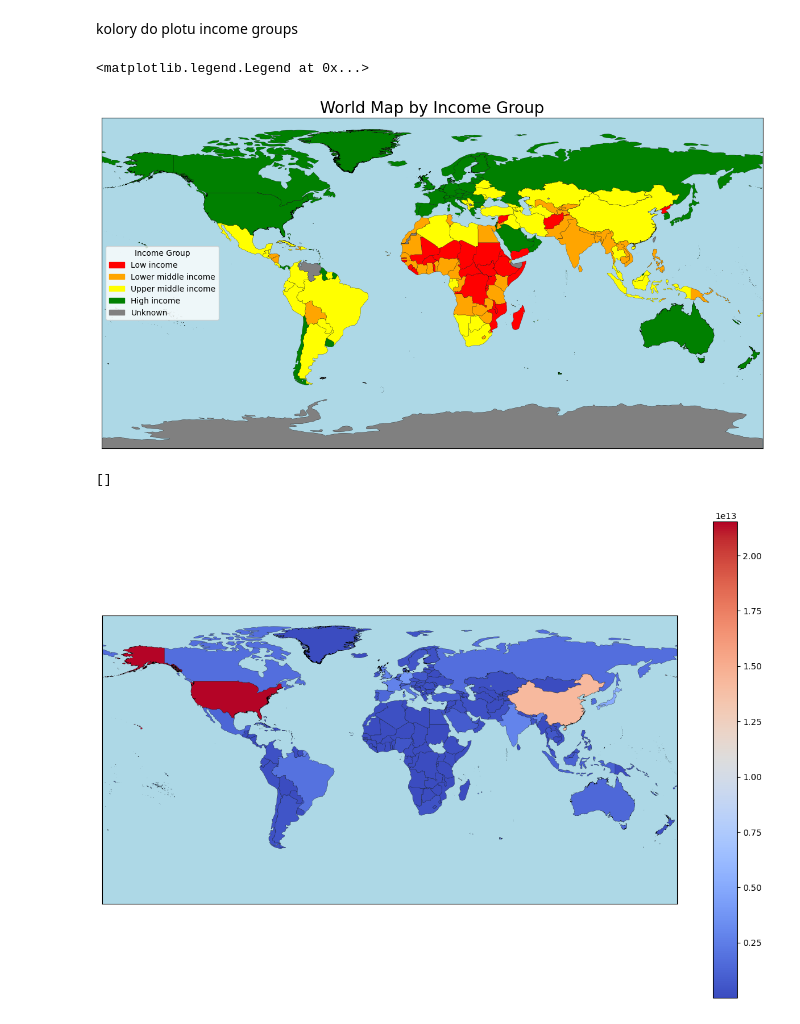
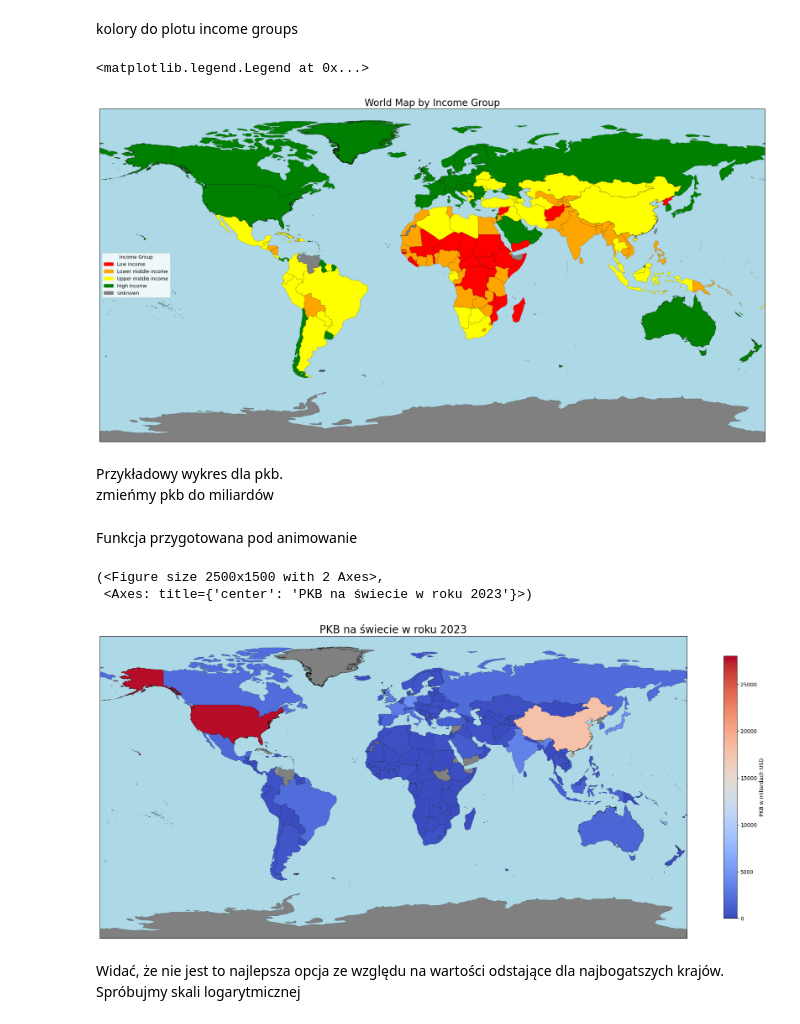
Before and after one commit to coalbush03/GDP-python-analysis, a Jupyter notebook: projekt.ipynb, the cells around one changed output. Cells and saved outputs as stored; diff of their text form; code cells hidden in the pictures.

Commit message:
animacje i wykresy

```diff
--- a/projekt.ipynb
+++ b/projekt.ipynb
@@ -116,5 +127,5 @@ data['color'] = data['IncomeGroup'].map(legend_colors)
 # %%
-fig, ax = plt.subplots(1, 1, figsize=(15, 10))
+fig, ax = plt.subplots(1, 1, figsize=(25, 15))
 data.plot(ax=ax, color=data['color'], edgecolor='black', linewidth=0.2)
 ax.set_facecolor('lightblue')
 ax.set_title('World Map by Income Group', fontsize=20)
@@ -128,16 +139,54 @@ handles = [mpatches.Patch(color=color, label=group) for group, color in legend_c
 ax.legend(handles=handles, title='Income Group', loc='center left')
 # %% [output]
 <matplotlib.legend.Legend at 0x...>
-[figure, old version]
+[figure, new version]
+# %% [markdown]
+Przykładowy wykres dla pkb.<br>
+zmieńmy pkb do miliardów
+# %%
+for col in data.columns[3:-3]:
+    data[col] = data[col].fillna(0)
+    data[col] = data[col] / 1e9  #do miliardów
+for col in data_pc.columns[3:-3]:
+    data_pc[col] = data_pc[col].fillna(0)
+# %% [markdown]
+Funkcja przygotowana pod animowanie
+# %%
+def plot_gdp_map(data_source, year='2023',scale="normal"):
+  fig, ax = plt.subplots(1, 1, figsize=(25, 15))
+
+  data_source[data_source[year] == 0].plot(ax=ax, color='grey', edgecolor='black', linewidth=0.2)
+  if scale=='log':
+    title = 'PKB na świecie w roku ' + year + ' (skala logarytmiczna)'
+    data_source[data_source[year] != 0].plot(ax=ax, column=year, edgecolor='black', cmap='coolwarm', linewidth=0.2, legend=True,norm=plt.Normalize(vmin=0, vmax=10), legend_kwds={'label': "PKB w skali log10(miliardów USD)",
+                                                                                                                                                                                  'shrink':0.6})
+  if scale=='pc':
+    title = 'PKB per capita na świecie w roku ' + year
+    data_source[data_source[year] != 0].plot(ax=ax, column=year, edgecolor='black', cmap='coolwarm', linewidth=0.2, legend=True,norm=plt.Normalize(vmin=0, vmax=85000), legend_kwds={'label': "PKB per capita w USD",
+                                                                                                                                                                                  'shrink':0.6})
+  if scale=='pc_log':
+    title = 'PKB per capita na świecie w roku ' + year + ' (skala logarytmiczna)'
+    data_source[data_source[year] != 0].plot(ax=ax, column=year, edgecolor='black', cmap='coolwarm', linewidth=0.2, legend=True,norm=plt.Normalize(vmin=0, vmax=11), legend_kwds={'label': "PKB per capita w USD",
+                                                                                                                                                                                  'shrink':0.6})
+  if scale=='normal':
+    title = 'PKB na świecie w roku ' + year
+    data_source[data_source[year] != 0].plot(ax=ax, column=year, edgecolor='black', cmap='coolwarm', linewidth=0.2, legend=True,norm=plt.Normalize(vmin=0, vmax=28000), legend_kwds={'label': "PKB w miliardach USD",'shrink':0.6})
+
+
+  ax.set_facecolor('lightblue')
+  ax.set_xlim([-180, 180])
+  ax.set_ylim([-90, 90])
+  ax.set_xticks([])
+  ax.set_yticks([])
+  ax.set_title(title, fontsize=20)
+
+  return fig, ax
 # %%
-#create data without us and china
-fig, ax = plt.subplots(1, 1, figsize=(15, 10))
-data.plot(ax=ax, column='2019', edgecolor='black', cmap='coolwarm', linewidth=0.2,legend=True)
-ax.set_facecolor('lightblue')
-ax.set_xlim([-180, 180])
-ax.set_ylim([-90, 90])
-ax.set_xticks([])
-ax.set_yticks([])
+plot_gdp_map(data, '2023')
 # %% [output]
-[]
+(<Figure size 2500x1500 with 2 Axes>,
+ <Axes: title={'center': 'PKB na świecie w roku 2023'}>)
-[figure, old version]
+[figure, new version]
+# %% [markdown]
+Widać, że nie jest to najlepsza opcja ze względu na wartości odstające dla najbogatszych krajów.
+Spróbujmy skali logarytmicznej
```
Also changed, not shown: parts of 31 cells of this notebook, 4 other files.
